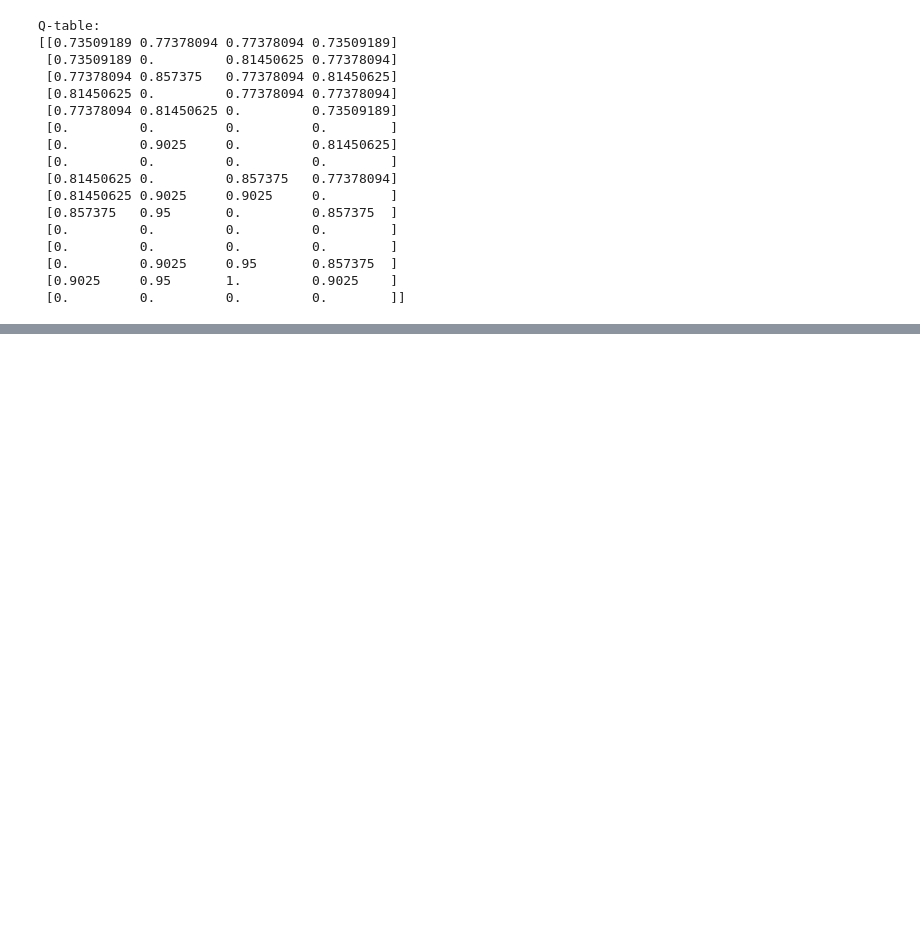
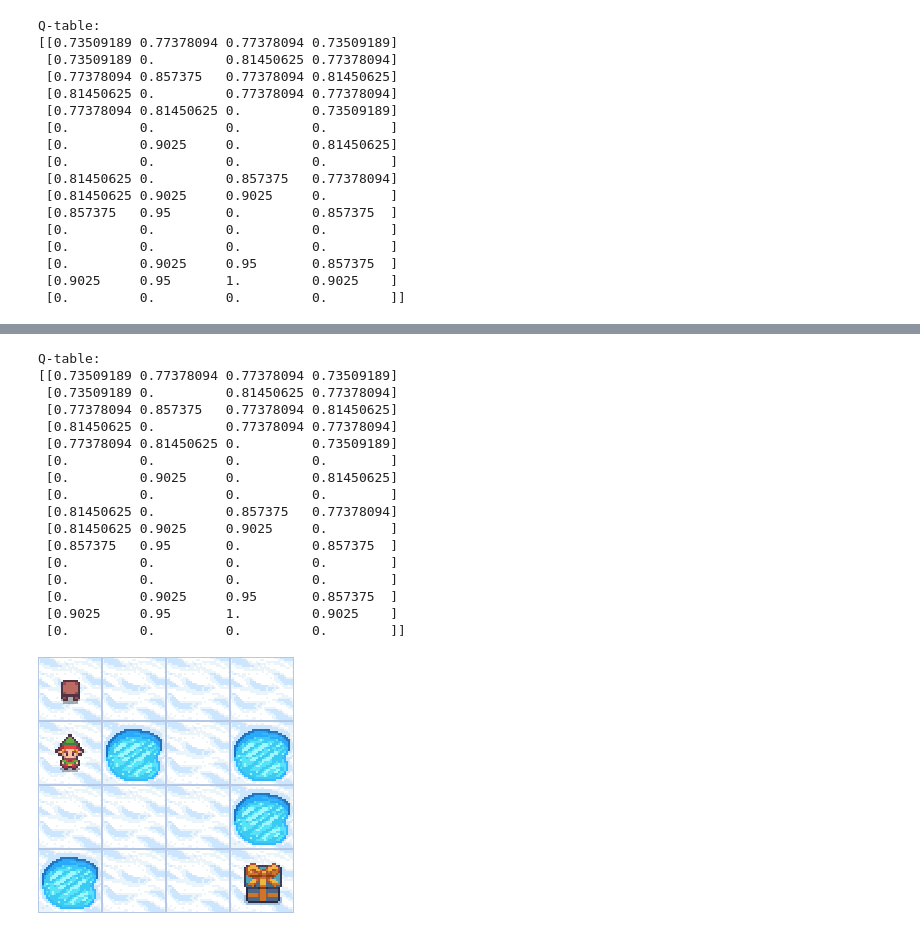
Before and after one commit to PunGrumpy/python-reinforcement-learning, a Jupyter notebook: qlearning-beginner/main.ipynb, the cells around one changed output, grey strips where cells are left out. Cells and saved outputs as stored; diff of their text form; code cells hidden in the pictures; blank space fills up the shorter version.

Commit message:
fix(notebook): update import and change `HTML` to `Image`

```diff
--- a/qlearning-beginner/main.ipynb
+++ b/qlearning-beginner/main.ipynb
@@ -130,11 +129,22 @@ Q-table:
  [0.         0.9025     0.95       0.857375  ]
  [0.9025     0.95       1.         0.9025    ]
  [0.         0.         0.         0.        ]]
+# %%
+# Initialize Q-table
+q_table = initialize_q_table(env)
+
+# Training
+q_table = train(env, q_table, num_episodes, max_steps, learning_rate, discount_rate, max_epsilon)
+
+# Evaluation
+frames = evaluate_agent(env, q_table, num_eval_episodes, max_steps)
 # %%
+# Show Q-table
+print(f"Q-table:\n{q_table}")
+
 # Save gif
 imageio.mimsave('frozen_lake.gif', frames, duration=720)
 
-# Show gif
-from IPython.display import HTML
-HTML('<img src="frozen_lake.gif">')
+# Show Evaluation with gif
+Image('./frozen_lake.gif')
 # %% [output]
@@ -141,0 +151,18 @@ HTML('<img src="frozen_lake.gif">')
+Q-table:
+[[0.73509189 0.77378094 0.77378094 0.73509189]
+ [0.73509189 0.         0.81450625 0.77378094]
+ [0.77378094 0.857375   0.77378094 0.81450625]
+ [0.81450625 0.         0.77378094 0.77378094]
+ [0.77378094 0.81450625 0.         0.73509189]
+ [0.         0.         0.         0.        ]
+ [0.         0.9025     0.         0.81450625]
+ [0.         0.         0.         0.        ]
+ [0.81450625 0.         0.857375   0.77378094]
+ [0.81450625 0.9025     0.9025     0.        ]
+ [0.857375   0.95       0.         0.857375  ]
+ [0.         0.         0.         0.        ]
+ [0.         0.         0.         0.        ]
+ [0.         0.9025     0.95       0.857375  ]
+ [0.9025     0.95       1.         0.9025    ]
+ [0.         0.         0.         0.        ]]
+[figure, added]
```
Also changed, not shown: parts of 2 cells of this notebook.
